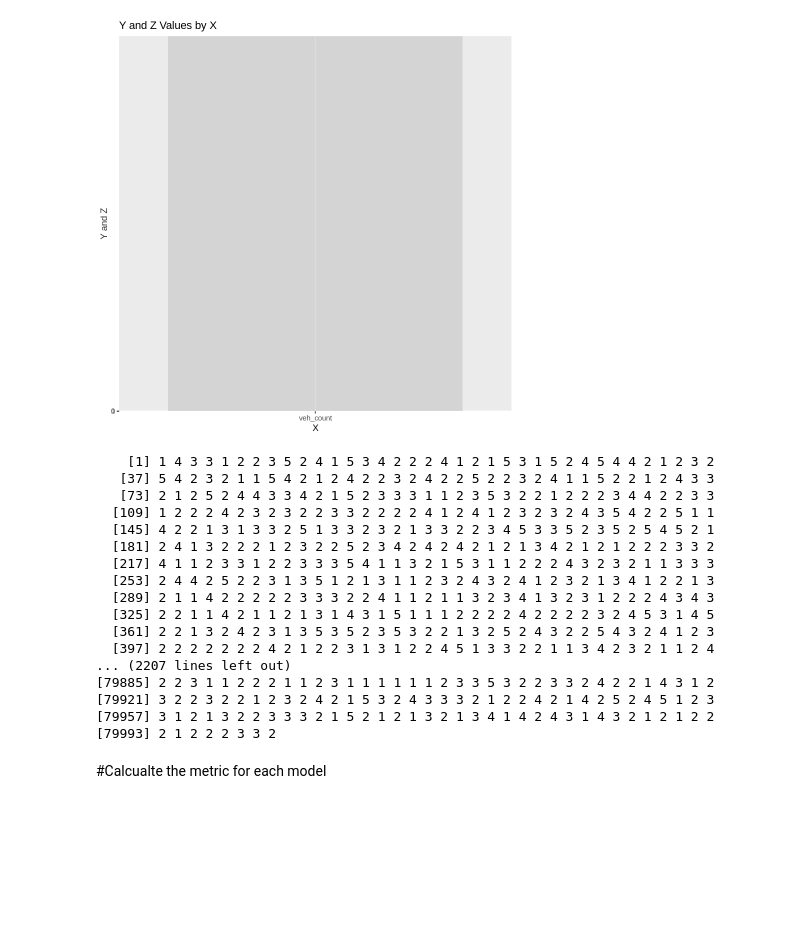
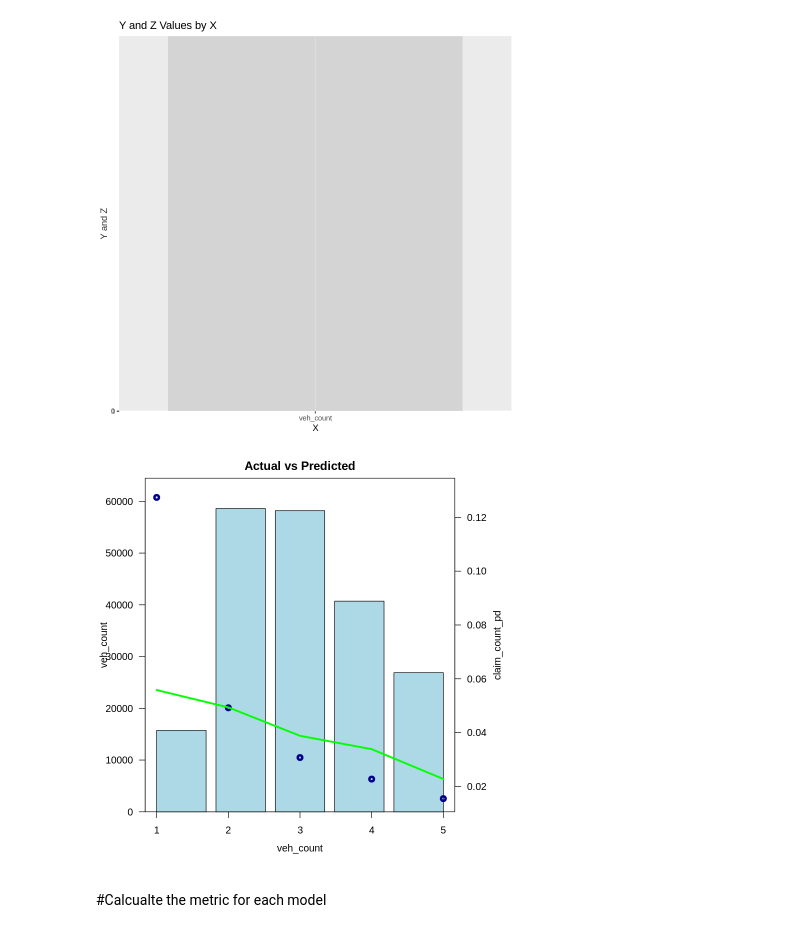
Before and after one commit to aparnasree2020/CAS_RPM_2023_GBM, a Jupyter notebook: Playground2_Run_Models_compare_code.ipynb, the cells around one changed output. Drawn from its saved outputs; the diff is of its cells as text; code cells hidden in the pictures; blank space fills up the shorter version.

```diff
--- a/Playground2_Run_Models_compare_code.ipynb
+++ b/Playground2_Run_Models_compare_code.ipynb
@@ -257,26 +257,49 @@ ggplot(my_data, aes(x = x)) +
 plot_y_z_on_right_axis(my_data, 'veh_count', 'y_train', 'pred_y_test_bin')
 # %% [output]
 [figure]
-# %%
-my_data$veh_count
-# %% [output]
-    [1] 1 4 3 3 1 2 2 3 5 2 4 1 5 3 4 2 2 2 4 1 2 1 5 3 1 5 2 4 5 4 4 2 1 2 3 2
-   [37] 5 4 2 3 2 1 1 5 4 2 1 2 4 2 2 3 2 4 2 2 5 2 2 3 2 4 1 1 5 2 2 1 2 4 3 3
-   [73] 2 1 2 5 2 4 4 3 3 4 2 1 5 2 3 3 3 1 1 2 3 5 3 2 2 1 2 2 2 3 4 4 2 2 3 3
-  [109] 1 2 2 2 4 2 3 2 3 2 2 3 3 2 2 2 2 4 1 2 4 1 2 3 2 3 2 4 3 5 4 2 2 5 1 1
-  [145] 4 2 2 1 3 1 3 3 2 5 1 3 3 2 3 2 1 3 3 2 2 3 4 5 3 3 5 2 3 5 2 5 4 5 2 1
-  [181] 2 4 1 3 2 2 2 1 2 3 2 2 5 2 3 4 2 4 2 4 2 1 2 1 3 4 2 1 2 1 2 2 2 3 3 2
-  [217] 4 1 1 2 3 3 1 2 2 3 3 3 5 4 1 1 3 2 1 5 3 1 1 2 2 2 4 3 2 3 2 1 1 3 3 3
-  [253] 2 4 4 2 5 2 2 3 1 3 5 1 2 1 3 1 1 2 3 2 4 3 2 4 1 2 3 2 1 3 4 1 2 2 1 3
-  [289] 2 1 1 4 2 2 2 2 2 3 3 3 2 2 4 1 1 2 1 1 3 2 3 4 1 3 2 3 1 2 2 2 4 3 4 3
-  [325] 2 2 1 1 4 2 1 1 2 1 3 1 4 3 1 5 1 1 1 2 2 2 2 4 2 2 2 2 3 2 4 5 3 1 4 5
-  [361] 2 2 1 3 2 4 2 3 1 3 5 3 5 2 3 5 3 2 2 1 3 2 5 2 4 3 2 2 5 4 3 2 4 1 2 3
-  [397] 2 2 2 2 2 2 2 4 2 1 2 2 3 1 3 1 2 2 4 5 1 3 3 2 2 1 1 3 4 2 3 2 1 1 2 4
-... (2207 lines left out)
-[79885] 2 2 3 1 1 2 2 2 1 1 2 3 1 1 1 1 1 1 2 3 3 5 3 2 2 3 3 2 4 2 2 1 4 3 1 2
-[79921] 3 2 2 3 2 2 1 2 3 2 4 2 1 5 3 2 4 3 3 3 2 1 2 2 4 2 1 4 2 5 2 4 5 1 2 3
-[79957] 3 1 2 1 3 2 2 3 3 3 2 1 5 2 1 2 1 3 2 1 3 4 1 4 2 4 3 1 4 3 2 1 2 1 2 2
-[79993] 2 1 2 2 2 3 3 2
+# %%
+# I don't understand this code. Need to dig deeper
+## resid.plot includes an off balance for when the model overall predicts low or high
+resid.plot <- function(data,var,actual,pred,weight,rt_text,lt_text) {
+  pr1 = paste0(paste0(pred,'*'),weight)
+
+  header = "Actual vs Predicted"
+
+  home_plot <- data %>%
+    mutate(nt = eval(parse(text = var))) %>%
+    group_by(nt) %>%
+    summarize(  act = sum(eval(parse(text = actual)))
+                , pred = sum(eval(parse(text = pr1)))
+                , exposures = sum(eval(parse(text = weight)))
+    ) %>%
+    mutate(   actual = act/exposures
+              , predicted = pred/exposures)
+
+  home_plot <- home_plot[complete.cases(home_plot),]
+
+  # off balance for model total prediction
+  a1 = paste0("data$",actual)
+  a2 = paste0("data$",pred)
+  a3 = paste0("data$",weight)
+  off_balance = sum(eval(parse(text = a1)))/sum(eval(parse(text = a2)) * eval(parse(text = a3)))
+  home_plot$predicted <- home_plot$predicted*off_balance
+
+  par(mar=c(5, 4, 2, 5) + 0.1)
+
+  barplot(home_plot$exposures,las=2,col="lightblue",ylim = c(0,max(home_plot$exposures)*1.1))
+  par(new=TRUE)
+  plot(home_plot$nt, home_plot$actual, col='darkblue',lwd= 4, axes=FALSE, ylim=c(ifelse(min(home_plot$actual)<min(home_plot$predicted),min(home_plot$actual)*0.98,min(home_plot$predicted)*0.98),ifelse(max(home_plot$actual)>max(home_plot$predicted),max(home_plot$actual)*1.02,max(home_plot$predicted)*1.02)), xlab="", ylab="",main=header)
+  axis(4, ylim=c(0,1),col="black",las=1)
+  axis(1, xlim=c(0,1),col="black",las=1)
+  mtext(rt_text,side=4,line=3.0,col="black",font=7)
+  mtext(lt_text, side = 2, line=3.0,col="black",font=7)
+  box()
+  mtext(var,side=1,col="black",line=2.5,font=7)
+  lines(home_plot$nt,home_plot$predicted, col="green",lwd=3)
+}
+resid.plot(my_data,"veh_count","y_train","pred_y_test_bin","veh_count","claim_count_pd","veh_count")
+# %% [output]
+[figure, added]
 # %% [markdown]
 #Calcualte the metric for each model
 # %%
```
Also changed, not shown: parts of 2 cells of this notebook.
